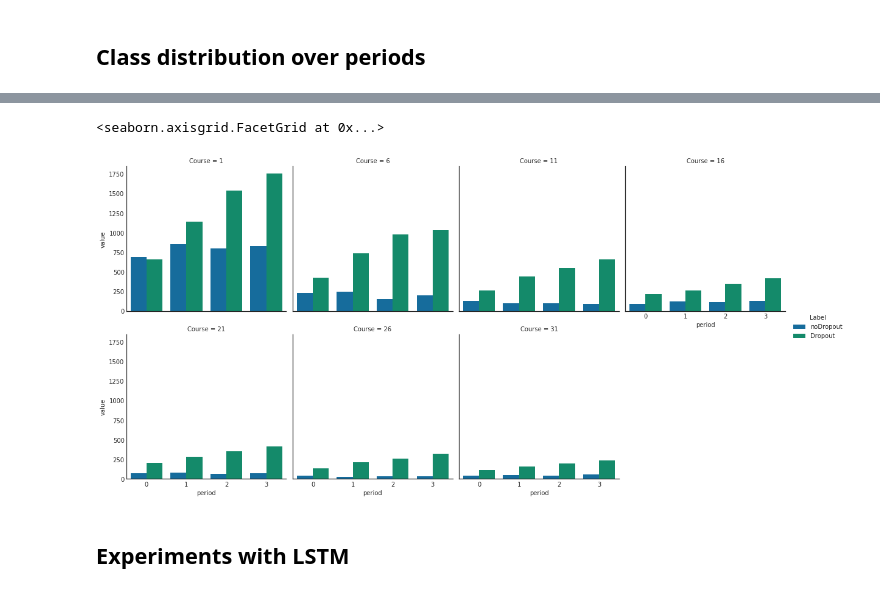
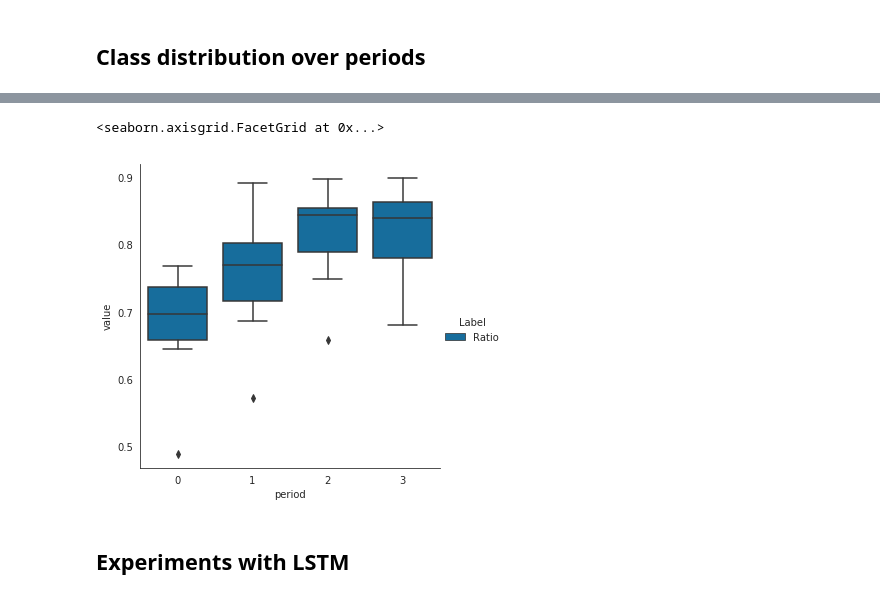
Before and after one commit to mit0110/dropout_prediction, a Jupyter notebook: notebooks/Early Detection results.ipynb, the cells around one changed output, grey strips where cells are left out. Drawn from its saved outputs; the diff is of its cells as text; code cells hidden in the pictures.

```diff
--- a/notebooks/Early Detection results.ipynb
+++ b/notebooks/Early Detection results.ipynb
@@ -13,6 +15,6 @@ from sklearn import metrics
 # %%
 import seaborn
-seaborn.set_style('white')
+seaborn.set_style('whitegrid')
 seaborn.set_palette('colorblind')
 # %%
 METRICS_COLS = ['AUC', 'RMSE', 'Accuracy', 'R2']
@@ -121,8 +123,9 @@ for filename in get_runs(dirname):
     grouped = predictions.groupby('period').agg({'true': ['sum', 'count']}).reset_index()
     grouped.loc[:,'noDropout'] = grouped['true']['count'] - grouped['true']['sum']
     grouped.loc[:,'Dropout'] = grouped['true']['sum']
+    grouped.loc[:,'Ratio'] = grouped['true']['sum'] / (grouped['true']['count'])
     grouped = grouped.drop('true', axis=1)
-    grouped = pandas.melt(grouped, id_vars=['period'], var_name='Label', value_vars=['noDropout', 'Dropout'])
+    grouped = pandas.melt(grouped, id_vars=['period'], var_name='Label', value_vars=['noDropout', 'Dropout', 'Ratio'])
     grouped.loc[:,'Course'] = int(filename.split('_c')[1][:-2])
     predictions_dfs.append(grouped)
 predictions_dfs = pandas.concat(predictions_dfs)
@@ -129,8 +142,9 @@ predictions_dfs = pandas.concat(predictions_dfs)
 # %%
-seaborn.factorplot(x='period', y='value', hue='Label', data=predictions_dfs, col='Course', kind='bar', col_wrap=4)
+seaborn.factorplot(x='period', y='value', hue='Label', data=predictions_dfs[predictions_dfs.Label == 'Ratio'],
+                   kind='box')
 # %% [output]
 <seaborn.axisgrid.FacetGrid at 0x...>
-[figure, old version]
+[figure, new version]
 # %% [markdown]
 ## Experiments with LSTM
 # %%
```
Also changed, not shown: parts of 37 cells of this notebook, 2 other files.
